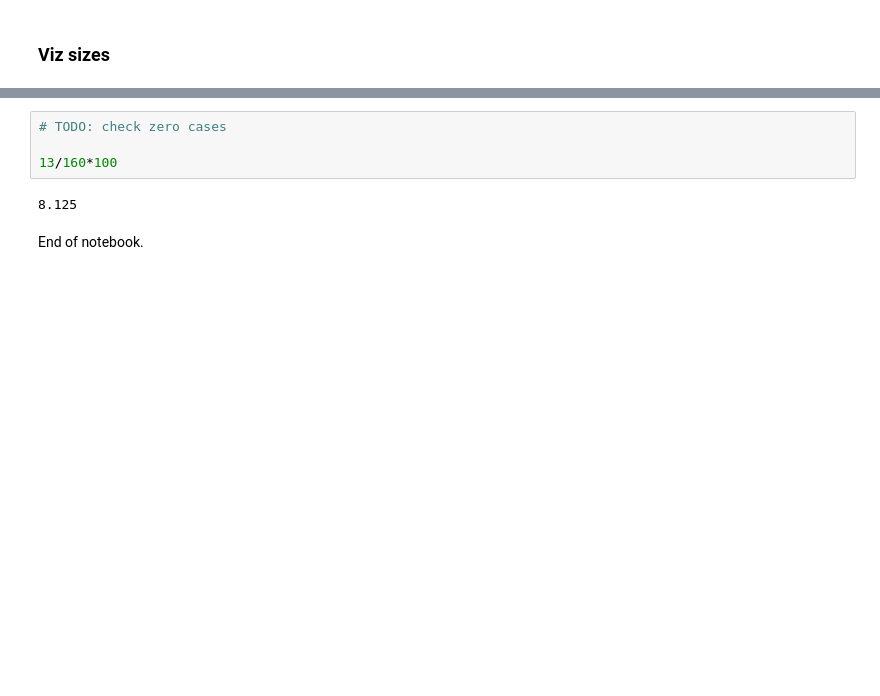
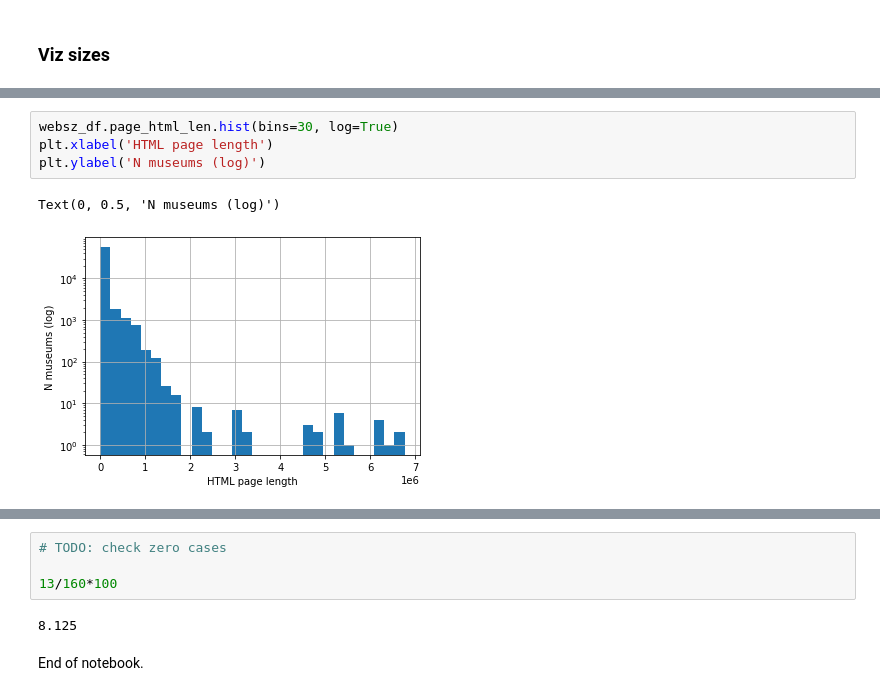
Before and after one commit to Birkbeck/museums-in-the-pandemic, a Jupyter notebook: mip/notebooks_py/02_extract_indicators.ipynb, the cells around one changed output, grey strips where cells are left out. Saved outputs shown, nothing was run; the diff lists cells and outputs as text; blank space fills up the shorter version.

```diff
--- a/mip/notebooks_py/02_extract_indicators.ipynb
+++ b/mip/notebooks_py/02_extract_indicators.ipynb
@@ -1384,3 +1405,10 @@ Text(0, 0.5, 'N museums')
+# %%
+websz_df.page_html_len.hist(bins=30, log=True)
+plt.xlabel('HTML page length')
+plt.ylabel('N museums (log)')
+# %% [output]
+Text(0, 0.5, 'N museums (log)')
+[figure, added]
 # %%
 websz_df.links_level1.hist(bins=30)
 plt.xlabel('Links N')
```
Also changed, not shown: parts of 11 cells of this notebook, 48 other files.
